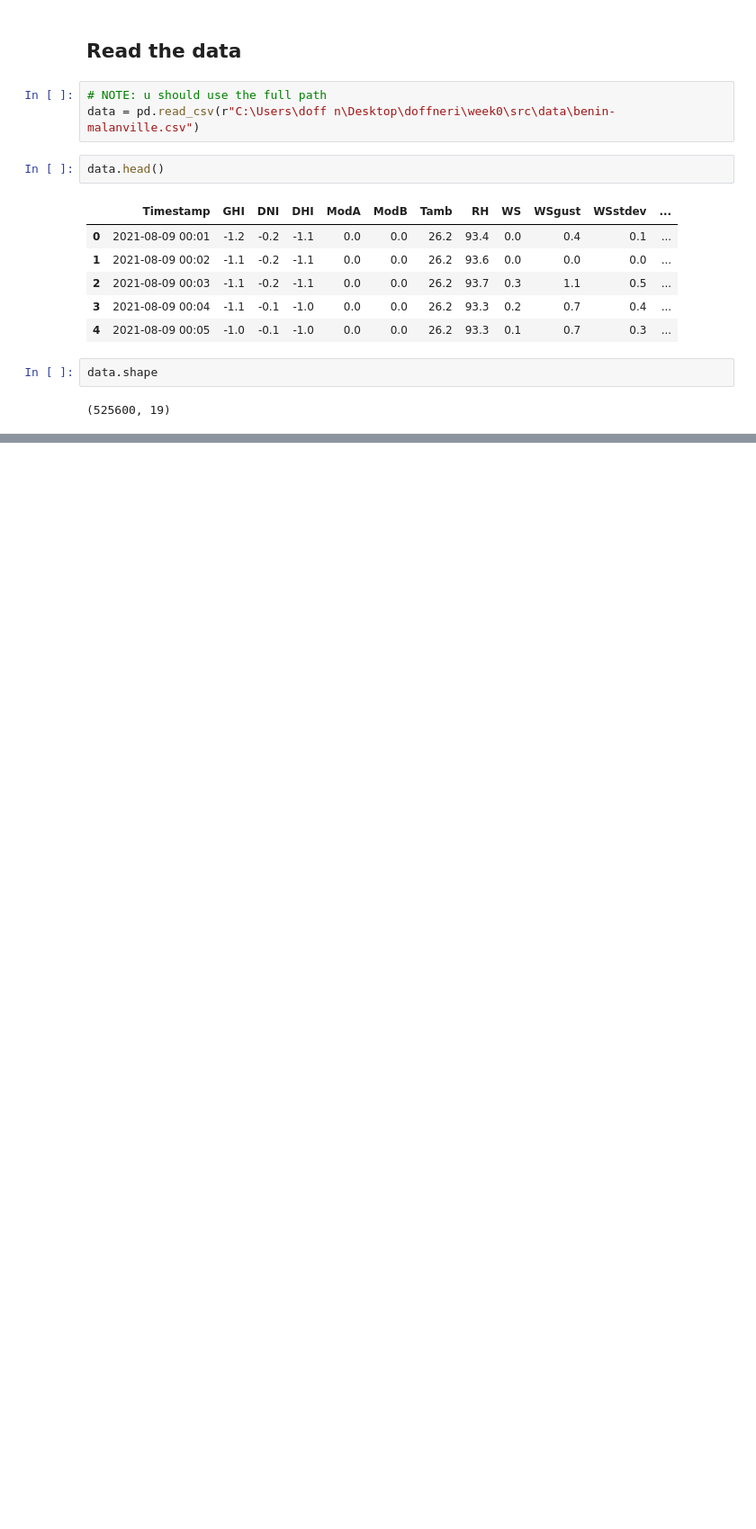
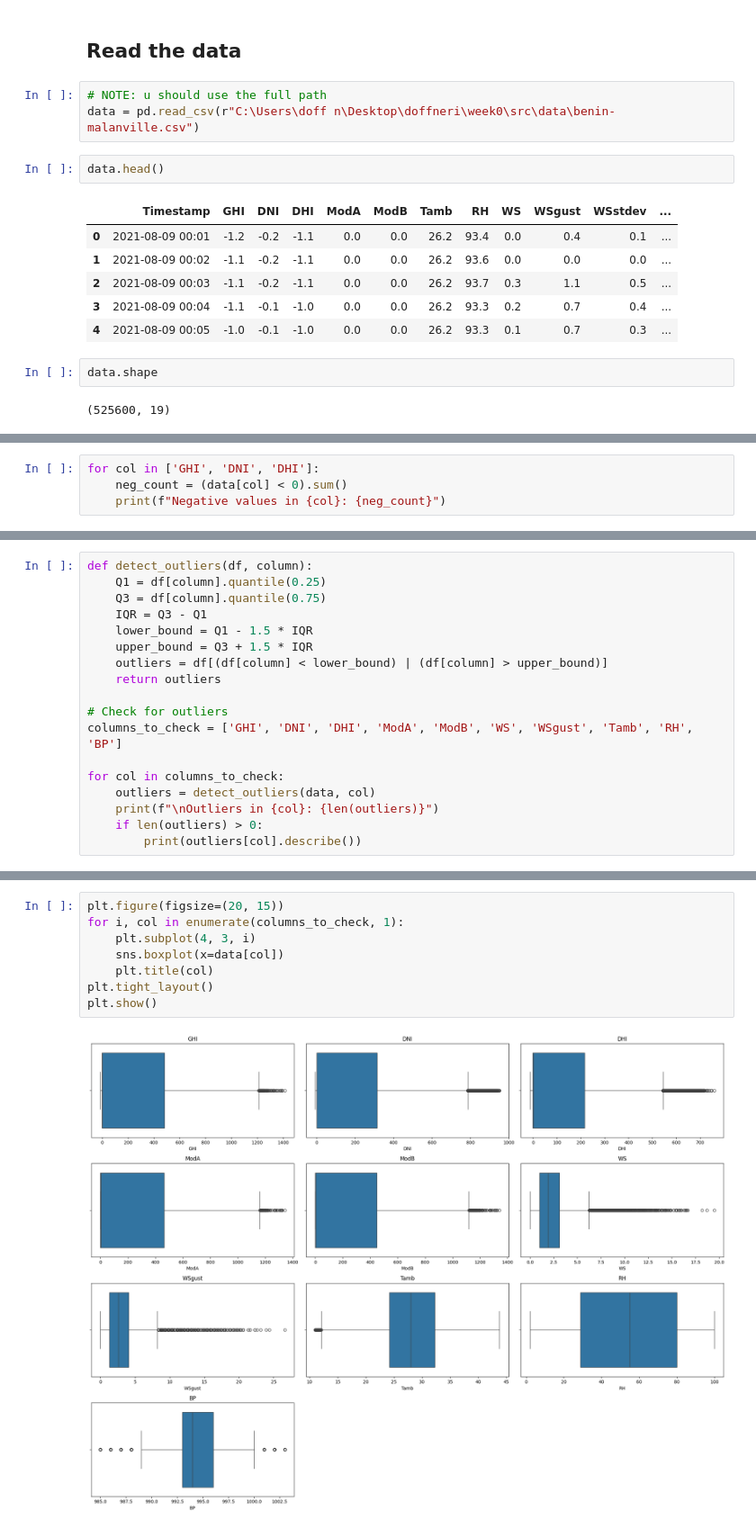
Before and after one commit to doffn/week_0_EDA, a Jupyter notebook: notebooks/week_0.ipynb, the cells around one changed output, grey strips where cells are left out. Shown at 90% size. Saved outputs shown, nothing was run; the diff lists cells and outputs as text; blank space fills up the shorter version.

```diff
--- a/notebooks/week_0.ipynb
+++ b/notebooks/week_0.ipynb
@@ -40,0 +75,4 @@ data.describe()
+# %%
+for col in ['GHI', 'DNI', 'DHI']:
+    neg_count = (data[col] < 0).sum()
+    print(f"Negative values in {col}: {neg_count}")
@@ -40,0 +108,18 @@ data.describe()
+# %%
+def detect_outliers(df, column):
+    Q1 = df[column].quantile(0.25)
+    Q3 = df[column].quantile(0.75)
+    IQR = Q3 - Q1
+    lower_bound = Q1 - 1.5 * IQR
+    upper_bound = Q3 + 1.5 * IQR
+    outliers = df[(df[column] < lower_bound) | (df[column] > upper_bound)]
+    return outliers
+
+# Check for outliers
+columns_to_check = ['GHI', 'DNI', 'DHI', 'ModA', 'ModB', 'WS', 'WSgust', 'Tamb', 'RH', 'BP']
+
+for col in columns_to_check:
+    outliers = detect_outliers(data, col)
+    print(f"\nOutliers in {col}: {len(outliers)}")
+    if len(outliers) > 0:
+        print(outliers[col].describe())
@@ -40,0 +146,10 @@ data.describe()
+# %%
+plt.figure(figsize=(20, 15))
+for i, col in enumerate(columns_to_check, 1):
+    plt.subplot(4, 3, i)
+    sns.boxplot(x=data[col])
+    plt.title(col)
+plt.tight_layout()
+plt.show()
+# %% [output]
+[figure, added]
```
Also changed, not shown: parts of 22 cells of this notebook.
